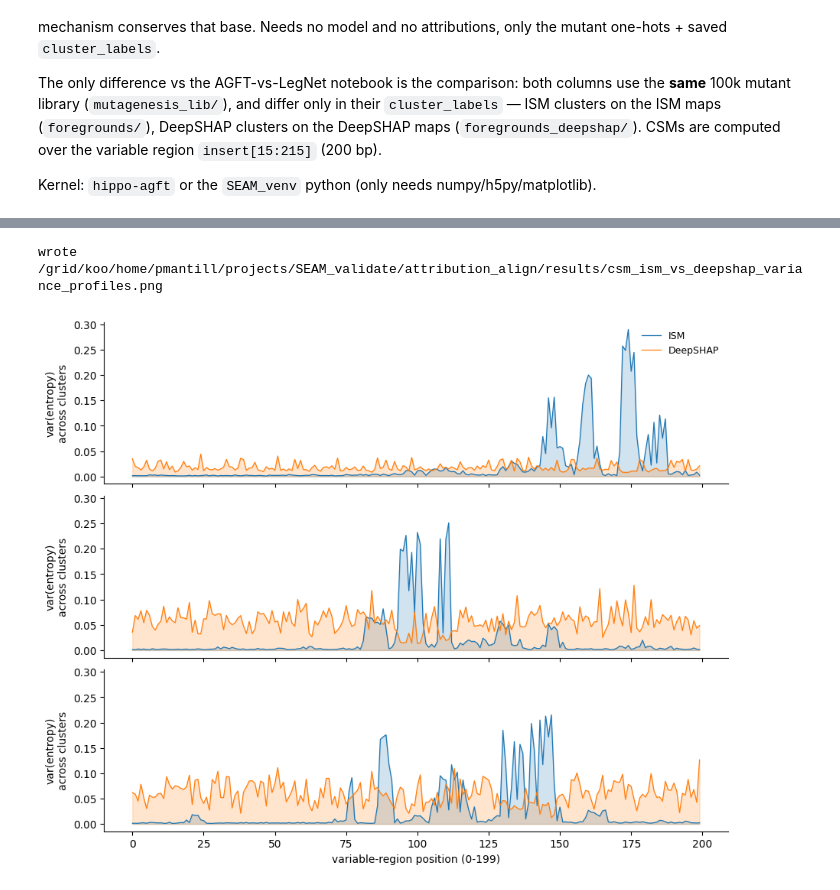
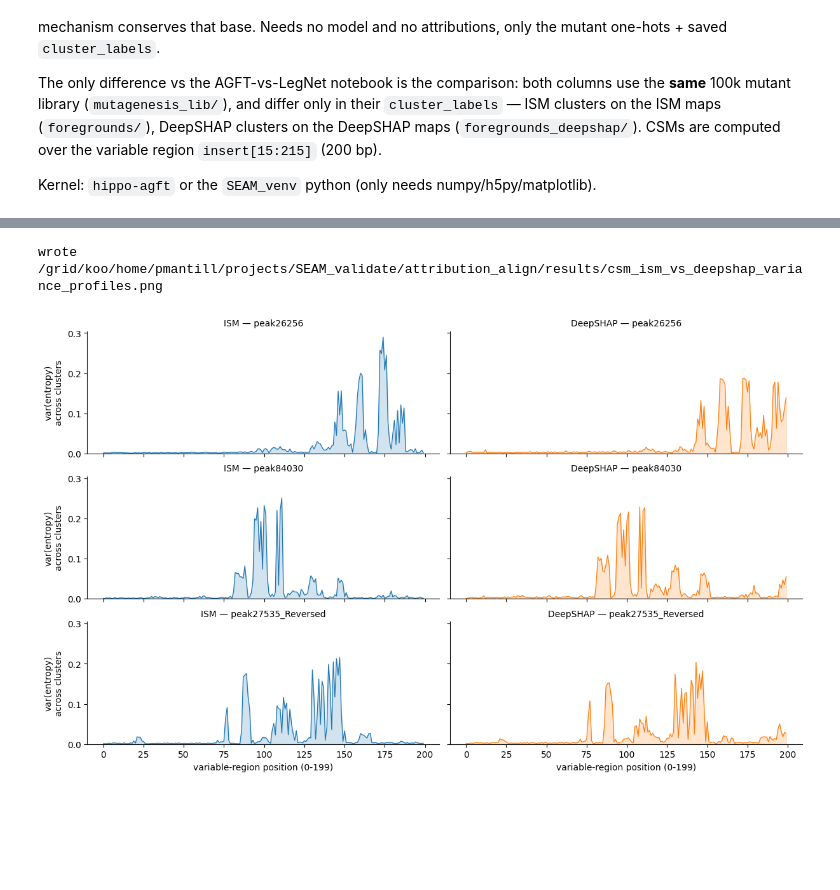
Before and after one commit to pabmantilla/SEAM_validate, a Jupyter notebook: attribution_align/scripts/ism_vs_deepshap_cluster_entropy.ipynb, the cells around one changed output, grey strips where cells are left out. Drawn from its saved outputs; the diff is of its cells as text; code cells hidden in the pictures; blank space fills up the shorter version.

Commit message:
100K, 50 cluster deepshap

```diff
--- a/attribution_align/scripts/ism_vs_deepshap_cluster_entropy.ipynb
+++ b/attribution_align/scripts/ism_vs_deepshap_cluster_entropy.ipynb
@@ -18,8 +18,8 @@ import numpy as np, h5py, matplotlib.pyplot as plt
 from pathlib import Path
 
 R        = Path("/grid/koo/home/pmantill/projects/SEAM_validate")
-ISM_FG   = R / "results/single_seq/foregrounds"            # ISM run cluster_labels
-DS_FG    = R / "results/single_seq/foregrounds_deepshap"   # DeepSHAP run cluster_labels
+ISM_FG   = R / "results/single_seq/foregrounds"                  # ISM run cluster_labels
+DS_FG    = R / "results/single_seq/foregrounds_deepshap_lnfix"   # DeepSHAP run cluster_labels (LayerNorm-fixed maps)
 MUT      = R / "results/single_seq/mutagenesis_lib"        # shared 100k mutant one-hots
 OUT      = R / "attribution_align/results"; OUT.mkdir(parents=True, exist_ok=True)
 
@@ -87,25 +87,33 @@ wrote /grid/koo/home/pmantill/projects/SEAM_validate/attribution_align/results/c
 # %%
 # CSM variability: per-position variance of entropy ACROSS clusters -> one profile per CSM.
 # For each CSM (n_clusters, 200) we take var over the cluster axis at each position, giving a (200,) profile.
-# Single column: ISM and DeepSHAP overlaid per sequence for direct comparison.
-fig, axes = plt.subplots(len(SEQS), 1, figsize=(9, 2.4 * len(SEQS)),
+# Separate panels (NOT overlaid): rows = sequences, cols = ISM vs DeepSHAP. Shared y-scale.
+x = np.arange(VAR_END - VAR_START)
+ymax = max(max(i_ent.var(axis=0).max(), d_ent.var(axis=0).max())
+           for _, i_ent, _, d_ent, _ in panels) * 1.05
+
+fig, axes = plt.subplots(len(SEQS), 2, figsize=(12, 2.4 * len(SEQS)),
                          sharex=True, sharey=True, constrained_layout=True)
-x = np.arange(VAR_END - VAR_START)
-for ax, (name, i_ent, i_sz, d_ent, d_sz) in zip(np.atleast_1d(axes), panels):
-    for model, ent, color in [("ISM", i_ent, "C0"), ("DeepSHAP", d_ent, "C1")]:
+for row, (name, i_ent, i_sz, d_ent, d_sz) in enumerate(panels):
+    for col, (model, ent, color) in enumerate([("ISM", i_ent, "C0"), ("DeepSHAP", d_ent, "C1")]):
+        ax = axes[row, col]
         prof = ent.var(axis=0)                                # (200,) variance across clusters
-        ax.plot(x, prof, lw=0.9, color=color, label=model)
+        ax.plot(x, prof, lw=0.9, color=color)
         ax.fill_between(x, prof, alpha=0.20, color=color)
-    ax.set_ylabel("var(entropy)\nacross clusters")
-    ax.spines[["top", "right"]].set_visible(False)
-axes[0].legend(frameon=False, fontsize=9)
-axes[-1].set_xlabel("variable-region position (0-199)")
-fig.savefig(OUT / "csm_ism_vs_deepshap_variance_profiles.png", dpi=300, bbox_inches="tight")
-print("wrote", OUT / "csm_ism_vs_deepshap_variance_profiles.png")
+        ax.set_ylim(0, ymax)
+        ax.set_title(f"{model} — {name}", fontsize=10)
+        ax.spines[["top", "right"]].set_visible(False)
+        if col == 0:
+            ax.set_ylabel("var(entropy)\nacross clusters")
+        if row == len(SEQS) - 1:
+            ax.set_xlabel("variable-region position (0-199)")
+out = OUT / "csm_ism_vs_deepshap_variance_profiles.png"
+fig.savefig(out, dpi=300, bbox_inches="tight")
+print("wrote", out)
 plt.show()
 # %% [output]
 wrote /grid/koo/home/pmantill/projects/SEAM_validate/attribution_align/results/csm_ism_vs_deepshap_variance_profiles.png
-[figure, old version]
+[figure, new version]
 # %%
 # Pearson r between the ISM and DeepSHAP variance profiles, per sequence -> barplot.
 names, rs = [], []
```
Also changed, not shown: parts of 2 cells of this notebook.
